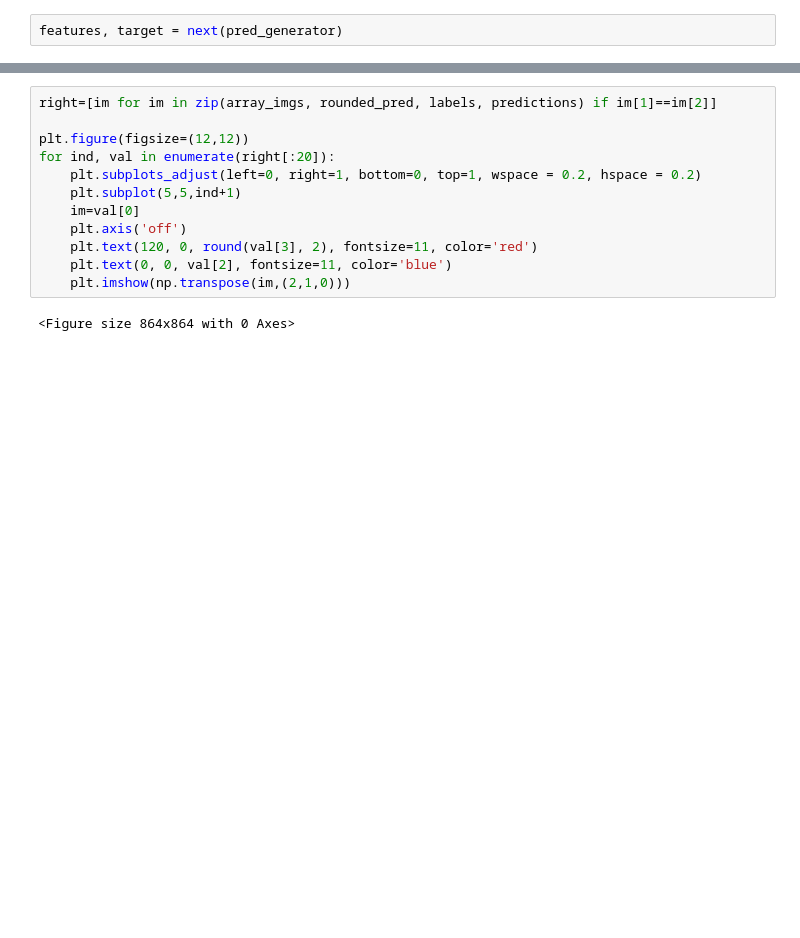
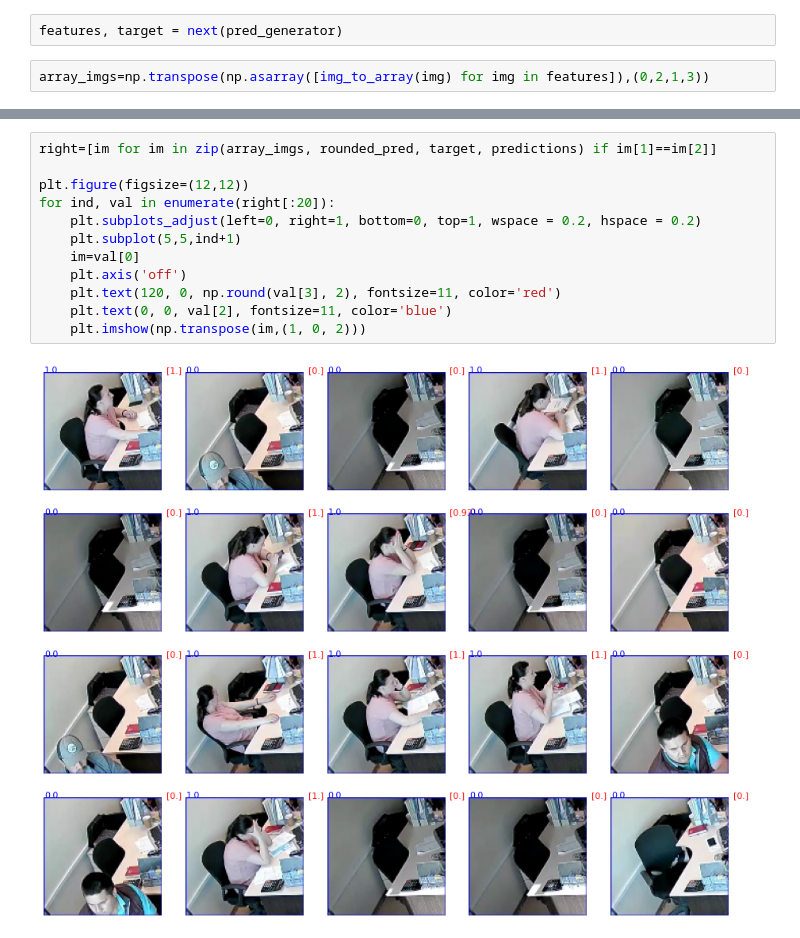
Before and after one commit to RCCyber/Detect-employees-CV-, a Jupyter notebook: detect_employees.ipynb, the cells around one changed output, grey strips where cells are left out. Saved outputs shown, nothing was run; the diff lists cells and outputs as text; blank space fills up the shorter version.

```diff
--- a/detect_employees.ipynb
+++ b/detect_employees.ipynb
@@ -202,5 +201,7 @@ model.evaluate(pred_generator, batch_size=100)
 # %%
 features, target = next(pred_generator)
+# %%
+array_imgs=np.transpose(np.asarray([img_to_array(img) for img in features]),(0,2,1,3))
 # %%
 fig = plt.figure(figsize=(10,10))
 for i in range(30):
@@ -222,15 +223,15 @@ pd.value_counts(target)
 dtype: int64
 # %%
-right=[im for im in zip(array_imgs, rounded_pred, labels, predictions) if im[1]==im[2]]
+right=[im for im in zip(array_imgs, rounded_pred, target, predictions) if im[1]==im[2]]
 
 plt.figure(figsize=(12,12))
 for ind, val in enumerate(right[:20]):
     plt.subplots_adjust(left=0, right=1, bottom=0, top=1, wspace = 0.2, hspace = 0.2)
     plt.subplot(5,5,ind+1)
     im=val[0]
     plt.axis('off')
-    plt.text(120, 0, round(val[3], 2), fontsize=11, color='red')
+    plt.text(120, 0, np.round(val[3], 2), fontsize=11, color='red')
     plt.text(0, 0, val[2], fontsize=11, color='blue')
-    plt.imshow(np.transpose(im,(2,1,0)))
+    plt.imshow(np.transpose(im,(1, 0, 2)))
 # %% [output]
-<Figure size 864x864 with 0 Axes>
+[figure, added]
```
Also changed, not shown: parts of 16 cells of this notebook.
